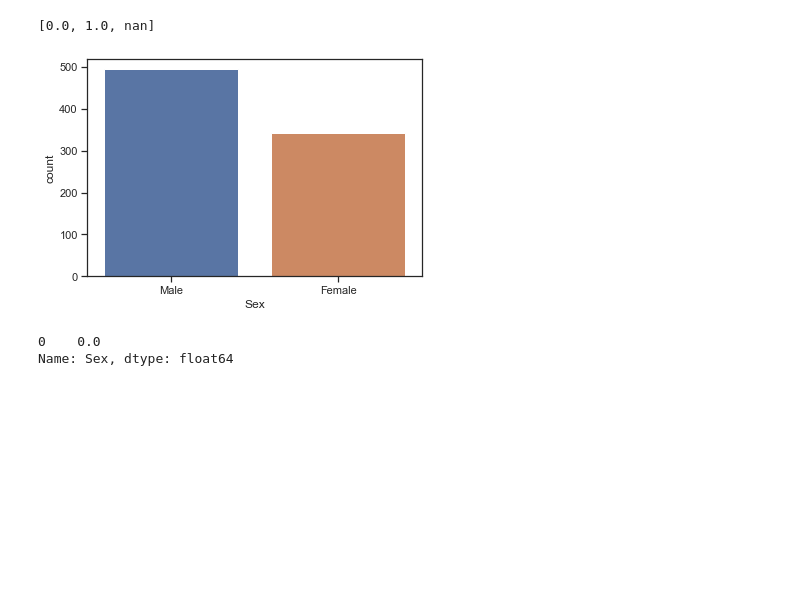
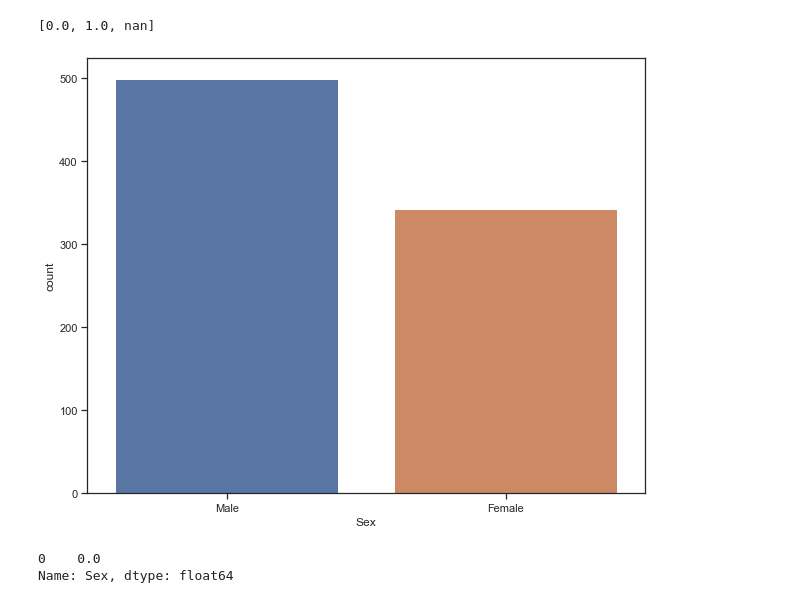
Before and after one commit to V0xP0p/BCC_Image_Classification, a Jupyter notebook: EDA.ipynb, the cells around one changed output. Saved outputs shown, nothing was run; the diff lists cells and outputs as text; code cells hidden in the pictures; blank space fills up the shorter version.

```diff
--- a/EDA.ipynb
+++ b/EDA.ipynb
@@ -184,10 +188,11 @@ list(df['Sex'].unique())
 # %% [output]
 [0.0, 1.0, nan]
 # %%
+rcParams['figure.figsize'] = 10,8
 sns.countplot(x=df['Sex']) #plot the Sex distribution
 plt.xticks([0, 1], ['Male', 'Female']);
 # %% [output]
-[figure, old version]
+[figure, new version]
 # %%
 df.Sex.mode()
 # %% [output]
```
Also changed, not shown: parts of 20 cells of this notebook.
